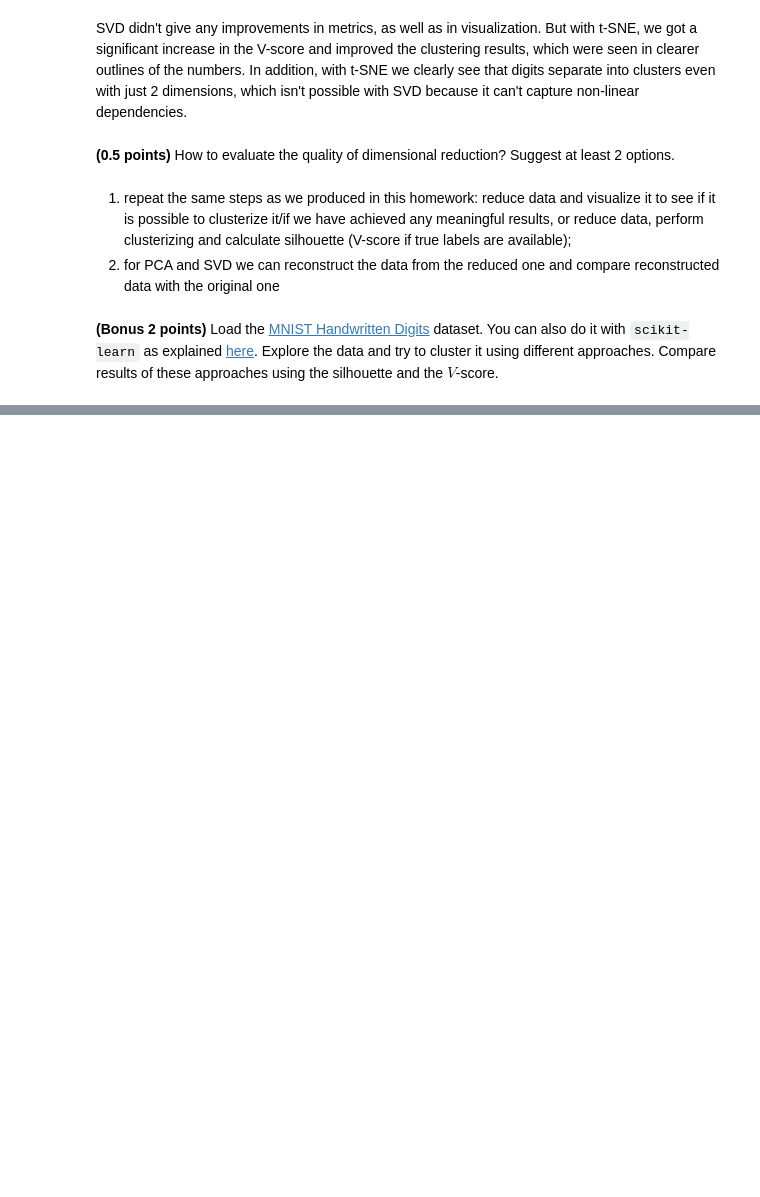
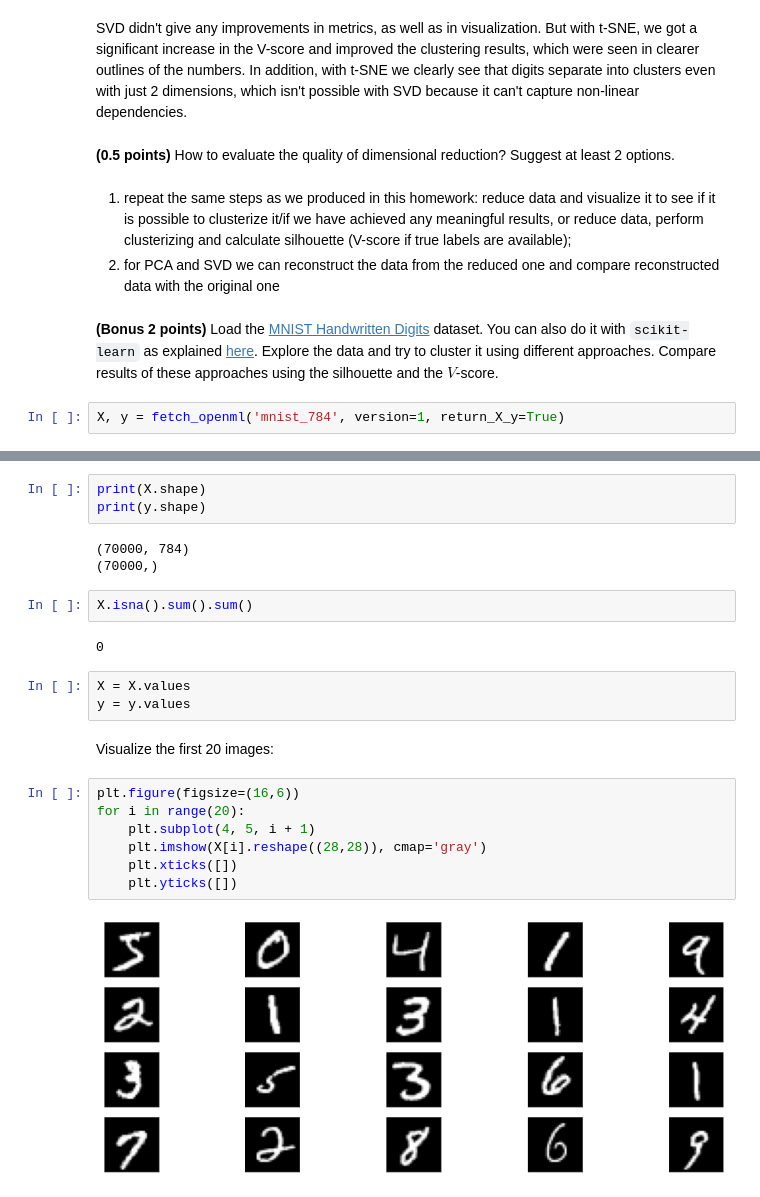
Before and after one commit to Bayramova/rs_school_assignments, a Jupyter notebook: clustering.ipynb, the cells around one changed output, grey strips where cells are left out. Saved outputs shown, nothing was run; the diff lists cells and outputs as text; blank space fills up the shorter version.

Commit message:
clusterize mnist dataset

```diff
--- a/clustering.ipynb
+++ b/clustering.ipynb
@@ -616,3 +619,5 @@ SVD didn't give any improvements in metrics, as well as in visualization. But wi
 2) for PCA and SVD we can reconstruct the data from the reduced one and compare reconstructed data with the original one
 # %% [markdown]
 **(Bonus 2 points)** Load the [MNIST Handwritten Digits](http://yann.lecun.com/exdb/mnist) dataset. You can also do it with `scikit-learn` as explained [here](https://stackoverflow.com/a/60450028). Explore the data and try to cluster it using different approaches. Compare results of these approaches using the silhouette and the $V$-score.
+# %%
+X, y = fetch_openml('mnist_784', version=1, return_X_y=True)
@@ -618,0 +634,24 @@ SVD didn't give any improvements in metrics, as well as in visualization. But wi
+# %%
+print(X.shape)
+print(y.shape)
+# %% [output]
+(70000, 784)
+(70000,)
+# %%
+X.isna().sum().sum()
+# %% [output]
+0
+# %%
+X = X.values
+y = y.values
+# %% [markdown]
+Visualize the first 20 images:
+# %%
+plt.figure(figsize=(16,6))
+for i in range(20):
+    plt.subplot(4, 5, i + 1)
+    plt.imshow(X[i].reshape((28,28)), cmap='gray')
+    plt.xticks([])
+    plt.yticks([])
+# %% [output]
+[figure, added]
```
Also changed, not shown: parts of 25 cells of this notebook.
